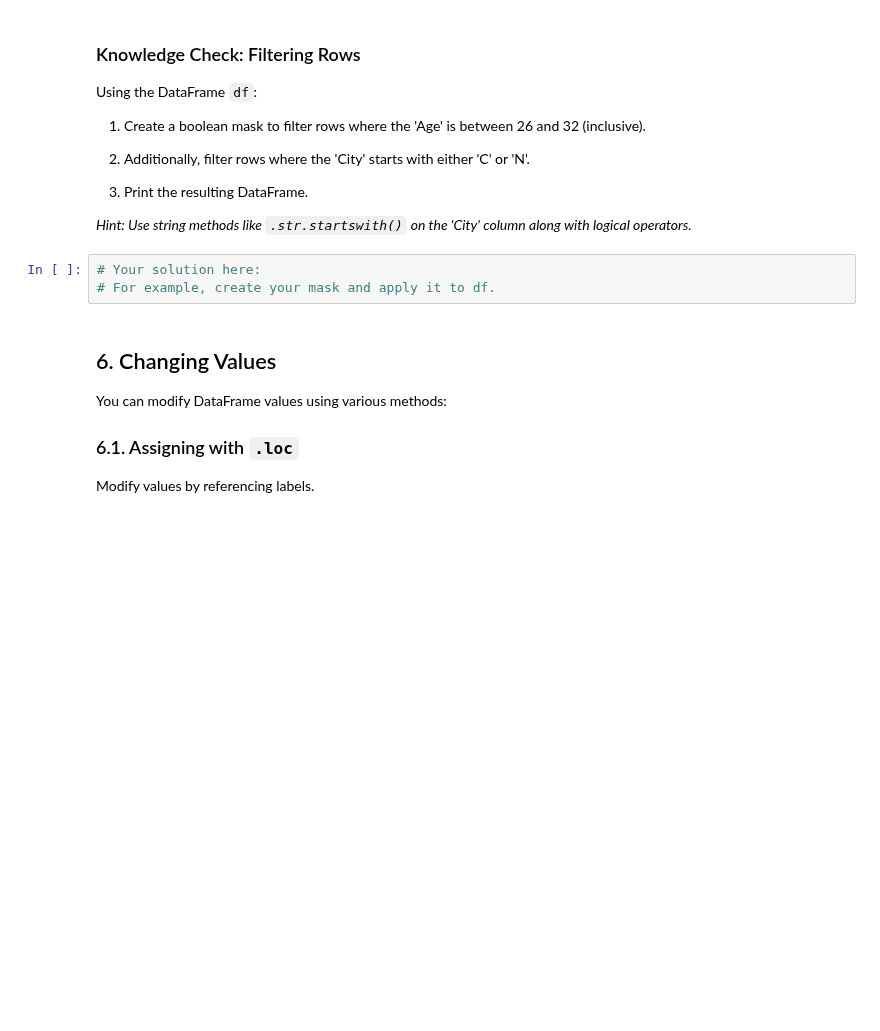
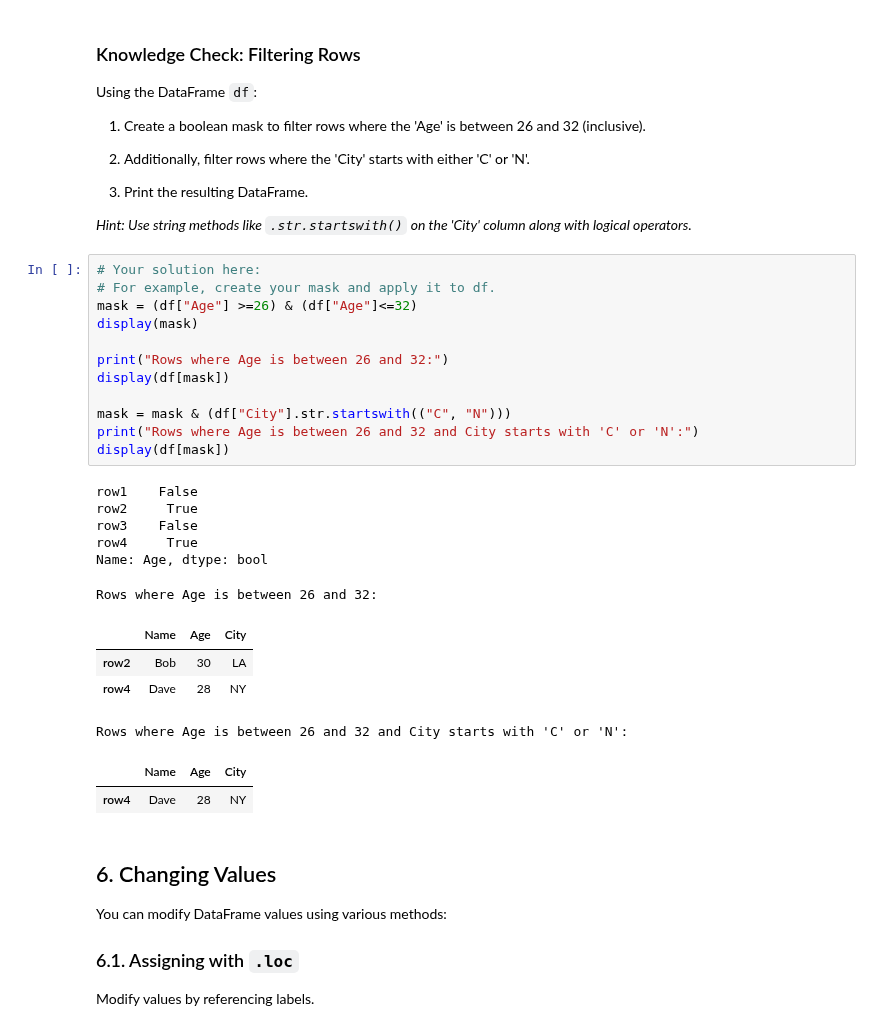
Before and after one commit to omanar1/usable_ai, a Jupyter notebook: docs/m03-numpy_pandas/pandas_basics.ipynb, the cells around one changed output. Cells and saved outputs as stored; diff of their text form; blank space fills up the shorter version.

```diff
--- a/docs/m03-numpy_pandas/pandas_basics.ipynb
+++ b/docs/m03-numpy_pandas/pandas_basics.ipynb
@@ -380,9 +408,31 @@ display(df_filtered_query)
 
 
  *Hint: Use string methods like `.str.startswith()` on the 'City' column along with logical operators.*
-# %%
-# Your solution here:
-# For example, create your mask and apply it to df.
+# %%
+# Your solution here:
+# For example, create your mask and apply it to df.
+mask = (df["Age"] >=26) & (df["Age"]<=32)
+display(mask)
+
+print("Rows where Age is between 26 and 32:")
+display(df[mask])
+
+mask = mask & (df["City"].str.startswith(("C", "N")))
+print("Rows where Age is between 26 and 32 and City starts with 'C' or 'N':")
+display(df[mask])
+# %% [output]
+row1    False
+row2     True
+row3    False
+row4     True
+Name: Age, dtype: bool
+Rows where Age is between 26 and 32:
+|  | Name | Age | City |
+| row2 | Bob | 30 | LA |
+| row4 | Dave | 28 | NY |
+Rows where Age is between 26 and 32 and City starts with 'C' or 'N':
+|  | Name | Age | City |
+| row4 | Dave | 28 | NY |
 # %% [markdown]
  ## 6. Changing Values
 
```
Also changed, not shown: parts of 9 cells of this notebook.
